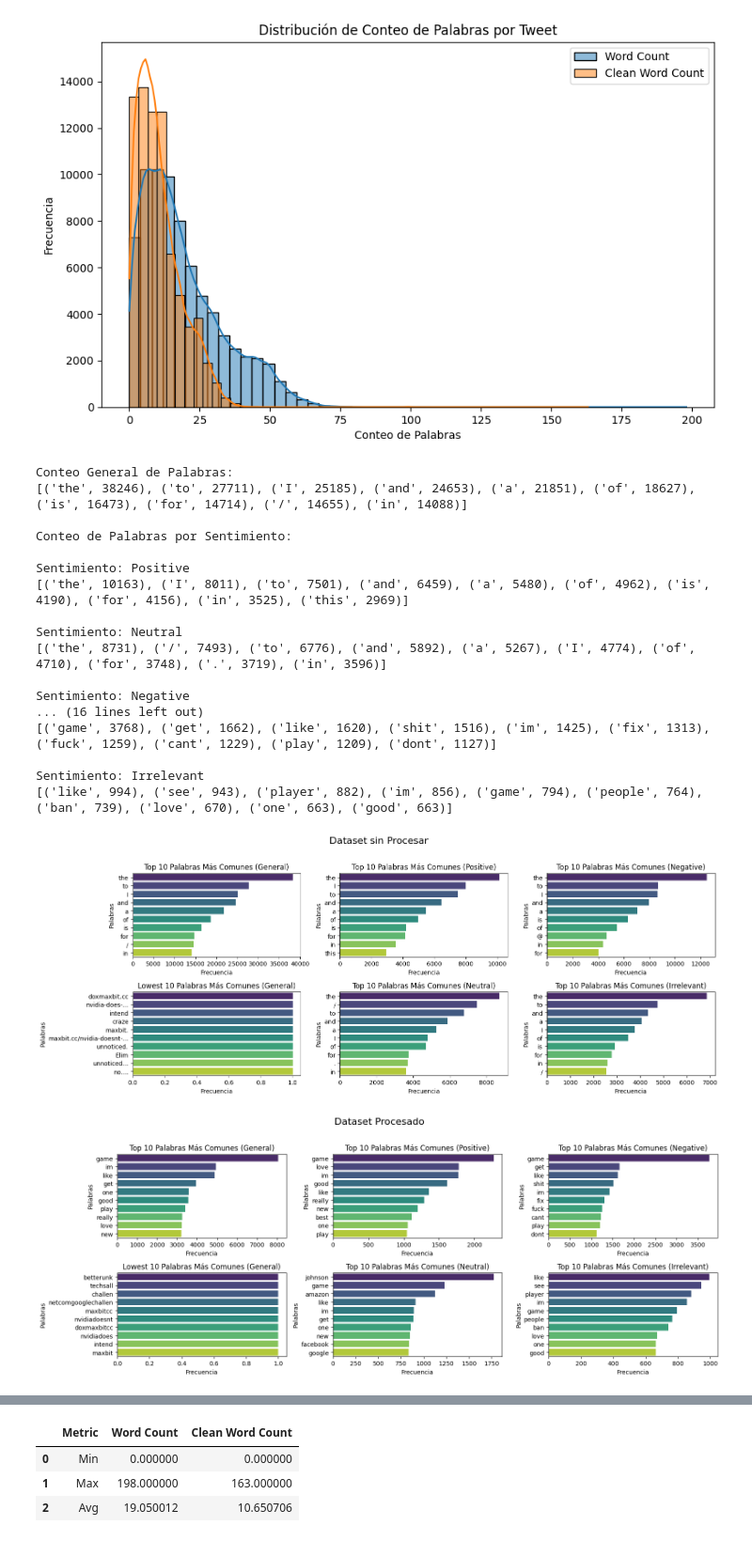
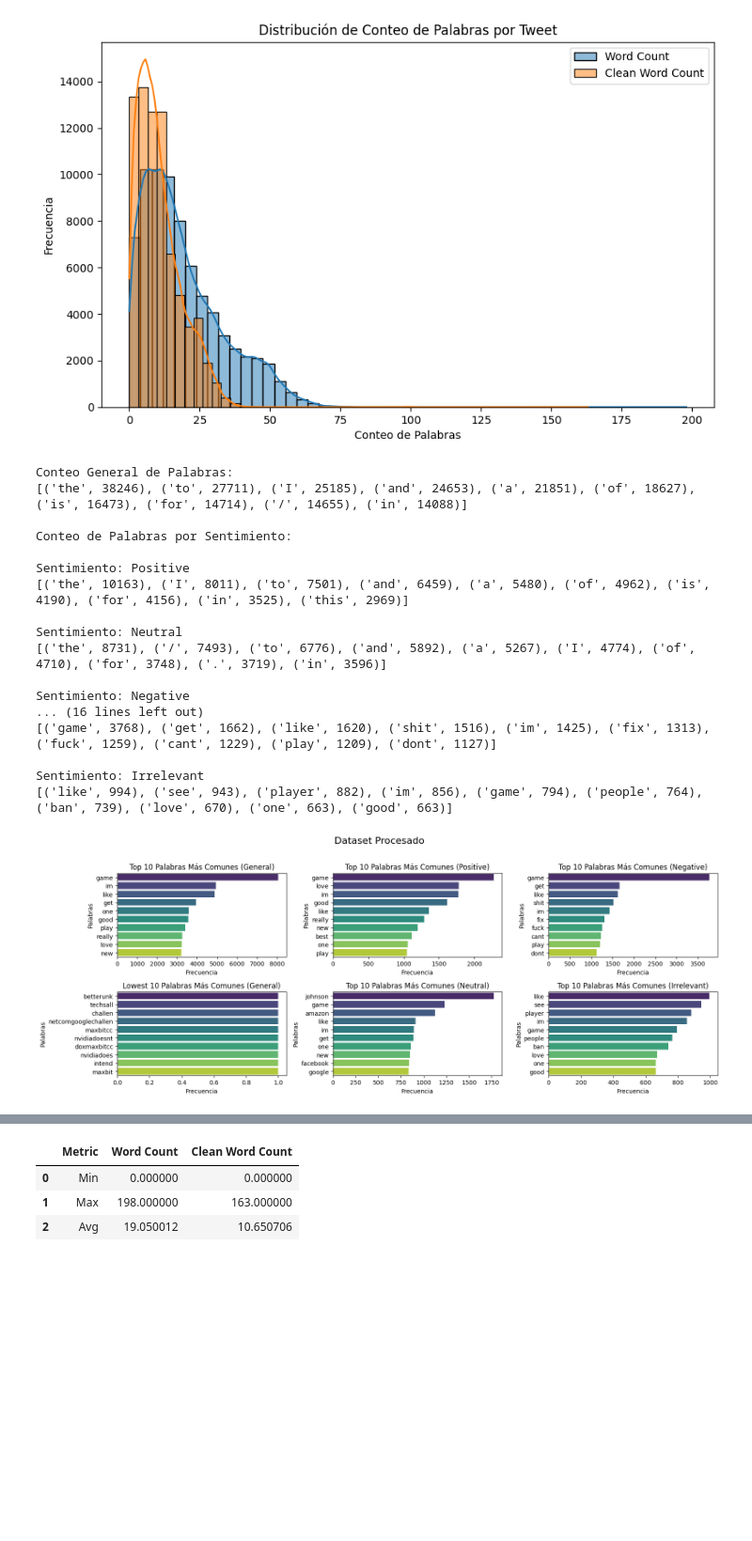
Before and after one commit to KevinAstudillo/Text-Classification, a Jupyter notebook: Text Classification.ipynb, the cells around one changed output, grey strips where cells are left out. Shown at 94% size. Cells and saved outputs as stored; diff of their text form; code cells hidden in the pictures; blank space fills up the shorter version.

```diff
--- a/Text Classification.ipynb
+++ b/Text Classification.ipynb
@@ -327,7 +328,7 @@ def contar_palabras_por_sentimiento(df, columna_texto, columna_sentimiento):
 
     return conteo_general, conteo_por_sentimiento
 # %%
-def plot_top_words(conteo_general, conteo_por_sentimiento, title):
+def plot_top_words(conteo_general, conteo_por_sentimiento, title,save_fig=False):
     # Crear figura y ejes (2 filas, 3 columnas)
     fig, axes = plt.subplots(2, 3, figsize=(16, 6))
     plt.subplots_adjust(hspace=0.4)  # espacio vertical entre subplots
@@ -362,33 +363,34 @@ def plot_top_words(conteo_general, conteo_por_sentimiento, title):
         axes[row, col].set_ylabel("Palabras")
 
     plt.tight_layout()
+    if save_fig:
+        plt.savefig(f'{images_path}/image_4.png', dpi=300, bbox_inches='tight')
     plt.show()
 # %%
 # Aplicar la función
 conteo_general, conteo_por_sentimiento = contar_palabras_por_sentimiento(df_train, 'Tweet content', 'sentiment')
 conteo_general_clean, conteo_por_sentimiento_clean = contar_palabras_por_sentimiento(df_train, 'Clean Tweet content', 'sentiment')
-plot_top_words(conteo_general, conteo_por_sentimiento, title='Dataset sin Procesar')
-plot_top_words(conteo_general_clean, conteo_por_sentimiento_clean, title='Dataset Procesado')
+#plot_top_words(conteo_general, conteo_por_sentimiento, title='Dataset sin Procesar',save_fig=True)
+plot_top_words(conteo_general_clean, conteo_por_sentimiento_clean, title='Dataset Procesado',save_fig=True)
 # %% [output]
 Conteo General de Palabras:
 [('the', 38246), ('to', 27711), ('I', 25185), ('and', 24653), ('a', 21851), ('of', 18627), ('is', 16473), ('for', 14714), ('/', 14655), ('in', 14088)]
 
 Conteo de Palabras por Sentimiento:
 
 Sentimiento: Positive
 [('the', 10163), ('I', 8011), ('to', 7501), ('and', 6459), ('a', 5480), ('of', 4962), ('is', 4190), ('for', 4156), ('in', 3525), ('this', 2969)]
 
 Sentimiento: Neutral
 [('the', 8731), ('/', 7493), ('to', 6776), ('and', 5892), ('a', 5267), ('I', 4774), ('of', 4710), ('for', 3748), ('.', 3719), ('in', 3596)]
 
 Sentimiento: Negative
 ... (16 lines left out)
 [('game', 3768), ('get', 1662), ('like', 1620), ('shit', 1516), ('im', 1425), ('fix', 1313), ('fuck', 1259), ('cant', 1229), ('play', 1209), ('dont', 1127)]
 
 Sentimiento: Irrelevant
 [('like', 994), ('see', 943), ('player', 882), ('im', 856), ('game', 794), ('people', 764), ('ban', 739), ('love', 670), ('one', 663), ('good', 663)]
-[figure, old version]
+[figure, new version]
-[figure, removed]
 # %%
 def plot_cum_freq(conteo_general, lim_porcentaje=0.9):
     # Obtener frecuencias ordenadas (de mayor a menor)
```
Also changed, not shown: parts of 15 cells of this notebook, 10 other files.
